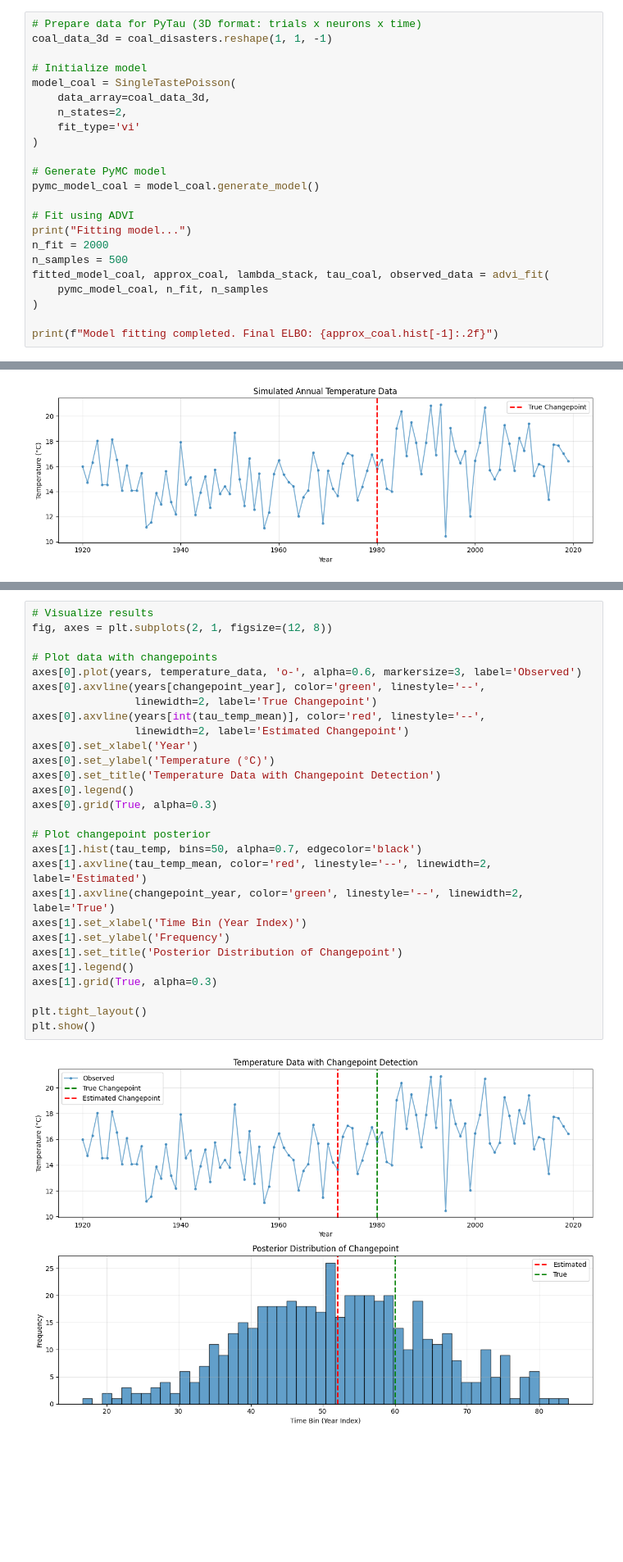
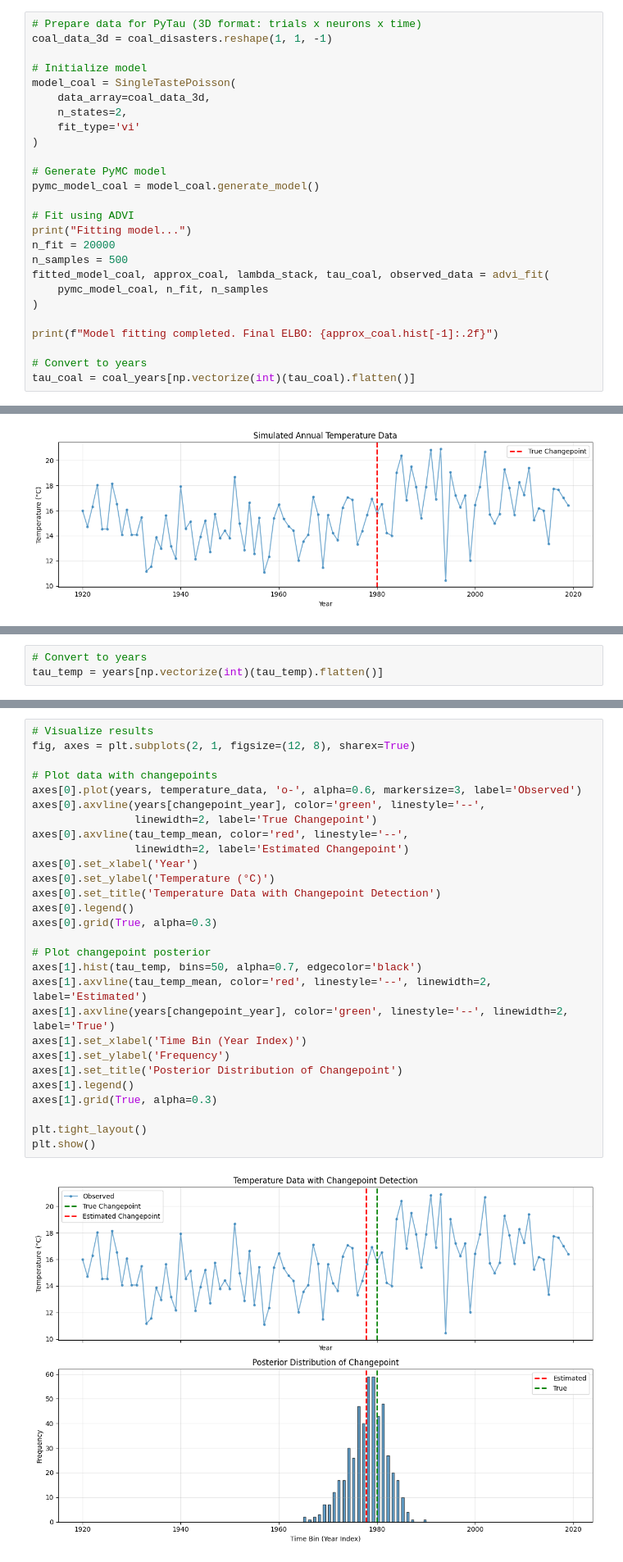
Before and after one commit to abuzarmahmood/pytau, a Jupyter notebook: pytau/how_to/model_notebooks/GeneralChangepointExamples.ipynb, the cells around one changed output, grey strips where cells are left out. Shown at 82% size. Drawn from its saved outputs; the diff is of its cells as text; blank space fills up the shorter version.

```diff
--- a/pytau/how_to/model_notebooks/GeneralChangepointExamples.ipynb
+++ b/pytau/how_to/model_notebooks/GeneralChangepointExamples.ipynb
@@ -89,13 +89,16 @@ pymc_model_coal = model_coal.generate_model()
 
 # Fit using ADVI
 print("Fitting model...")
-n_fit = 2000
+n_fit = 20000
 n_samples = 500
 fitted_model_coal, approx_coal, lambda_stack, tau_coal, observed_data = advi_fit(
     pymc_model_coal, n_fit, n_samples
 )
 
 print(f"Model fitting completed. Final ELBO: {approx_coal.hist[-1]:.2f}")
+
+# Convert to years
+tau_coal = coal_years[np.vectorize(int)(tau_coal).flatten()]
 # %% [output]
 Fitting model...
 [interactive output not drawn]
@@ -210,3 +209,6 @@ Model fitting completed. Final ELBO: 247.73
+# %%
+# Convert to years
+tau_temp = years[np.vectorize(int)(tau_temp).flatten()]
 # %%
 # Extract changepoint estimates
 tau_temp_mean = tau_temp.mean()
@@ -224,33 +224,33 @@ Error: 8 years
 # %%
 # Visualize results
-fig, axes = plt.subplots(2, 1, figsize=(12, 8))
+fig, axes = plt.subplots(2, 1, figsize=(12, 8), sharex=True)
 
 # Plot data with changepoints
 axes[0].plot(years, temperature_data, 'o-', alpha=0.6, markersize=3, label='Observed')
 axes[0].axvline(years[changepoint_year], color='green', linestyle='--',
                 linewidth=2, label='True Changepoint')
-axes[0].axvline(years[int(tau_temp_mean)], color='red', linestyle='--',
+axes[0].axvline(tau_temp_mean, color='red', linestyle='--',
                 linewidth=2, label='Estimated Changepoint')
 axes[0].set_xlabel('Year')
 axes[0].set_ylabel('Temperature (°C)')
 axes[0].set_title('Temperature Data with Changepoint Detection')
 axes[0].legend()
 axes[0].grid(True, alpha=0.3)
 
 # Plot changepoint posterior
 axes[1].hist(tau_temp, bins=50, alpha=0.7, edgecolor='black')
 axes[1].axvline(tau_temp_mean, color='red', linestyle='--', linewidth=2, label='Estimated')
-axes[1].axvline(changepoint_year, color='green', linestyle='--', linewidth=2, label='True')
+axes[1].axvline(years[changepoint_year], color='green', linestyle='--', linewidth=2, label='True')
 axes[1].set_xlabel('Time Bin (Year Index)')
 axes[1].set_ylabel('Frequency')
 axes[1].set_title('Posterior Distribution of Changepoint')
 axes[1].legend()
 axes[1].grid(True, alpha=0.3)
 
 plt.tight_layout()
 plt.show()
 # %% [output]
-[figure, old version]
+[figure, new version]
 # %% [markdown]
 ## Summary
 
```
Also changed, not shown: parts of 5 cells of this notebook.
